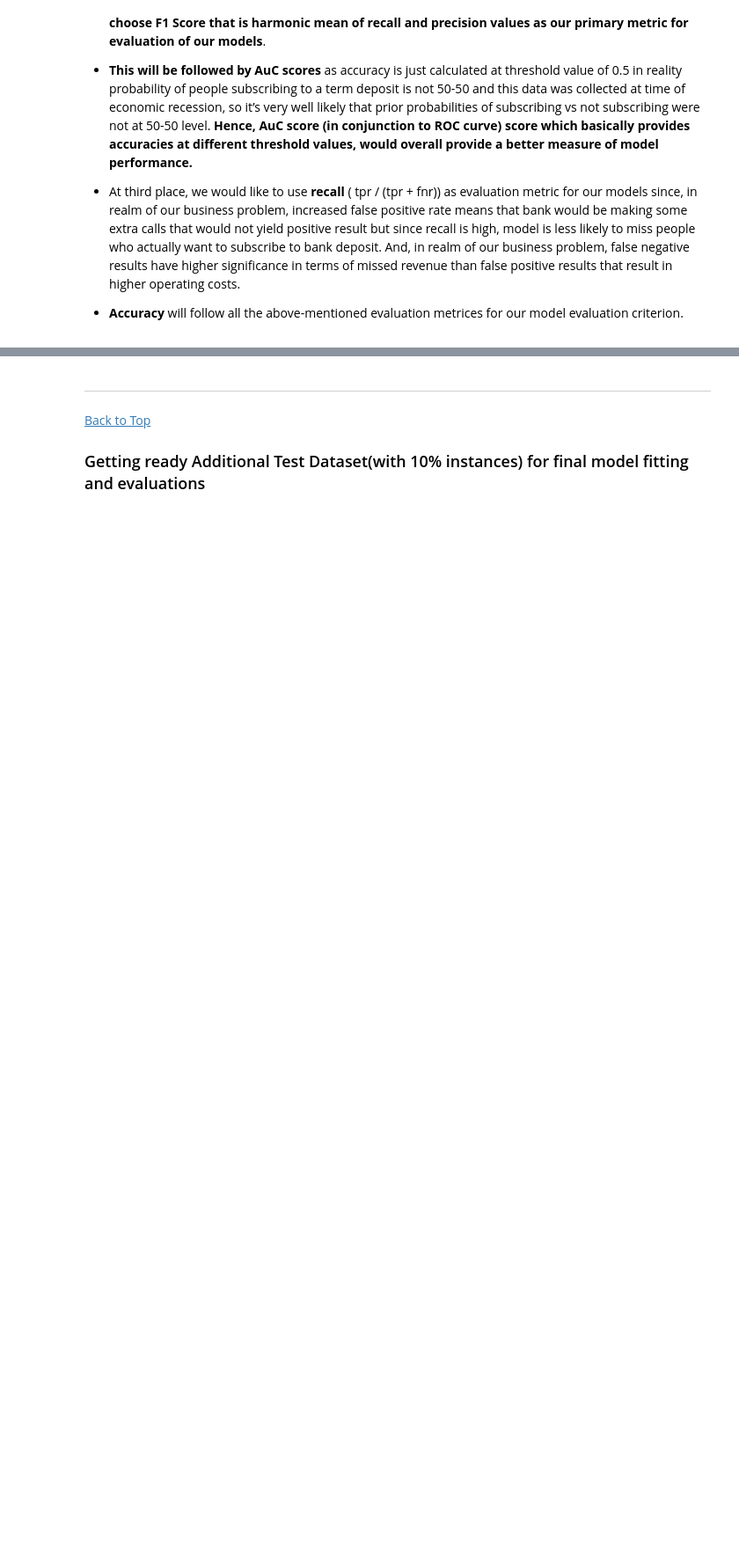
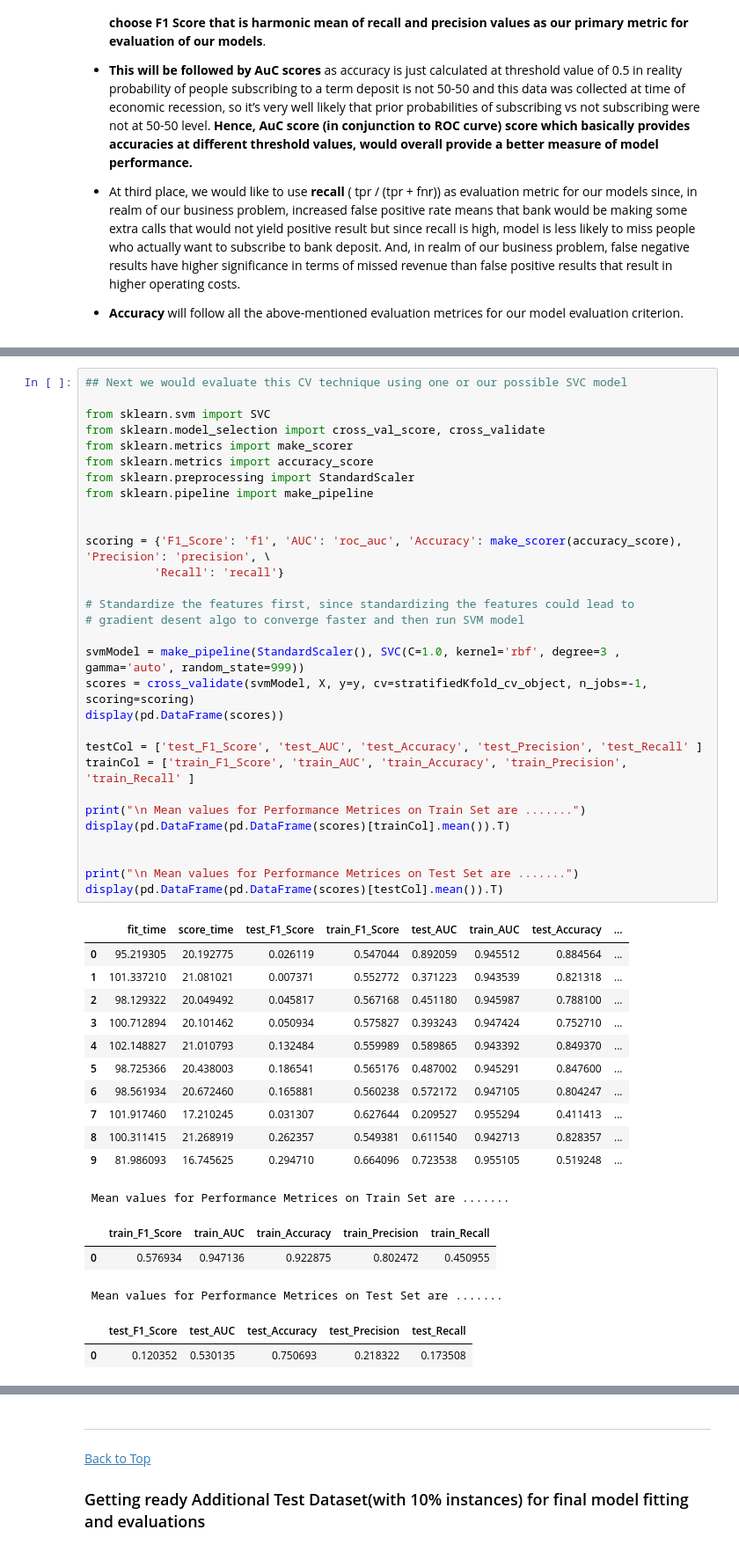
Before and after one commit to nhendersonkuns/awesomedataminers, a Jupyter notebook: Lab2_R_Chandna_Notebook.ipynb, the cells around one changed output, grey strips where cells are left out. Shown at 88% size. Drawn from its saved outputs; the diff is of its cells as text; blank space fills up the shorter version.

```diff
--- a/Lab2_R_Chandna_Notebook.ipynb
+++ b/Lab2_R_Chandna_Notebook.ipynb
@@ -364,0 +379,48 @@ ________________________________________________________________________________
+# %%
+## Next we would evaluate this CV technique using one or our possible SVC model
+
+from sklearn.svm import SVC
+from sklearn.model_selection import cross_val_score, cross_validate
+from sklearn.metrics import make_scorer
+from sklearn.metrics import accuracy_score
+from sklearn.preprocessing import StandardScaler
+from sklearn.pipeline import make_pipeline
+
+
+scoring = {'F1_Score': 'f1', 'AUC': 'roc_auc', 'Accuracy': make_scorer(accuracy_score), 'Precision': 'precision', \
+          'Recall': 'recall'}
+
+# Standardize the features first, since standardizing the features could lead to
+# gradient desent algo to converge faster and then run SVM model
+
+svmModel = make_pipeline(StandardScaler(), SVC(C=1.0, kernel='rbf', degree=3 , gamma='auto', random_state=999))
+scores = cross_validate(svmModel, X, y=y, cv=stratifiedKfold_cv_object, n_jobs=-1, scoring=scoring)
+display(pd.DataFrame(scores))
+
+testCol = ['test_F1_Score', 'test_AUC', 'test_Accuracy', 'test_Precision', 'test_Recall' ]
+trainCol = ['train_F1_Score', 'train_AUC', 'train_Accuracy', 'train_Precision', 'train_Recall' ]
+
+print("\n Mean values for Performance Metrices on Train Set are .......")
+display(pd.DataFrame(pd.DataFrame(scores)[trainCol].mean()).T)
+
+
+print("\n Mean values for Performance Metrices on Test Set are .......")
+display(pd.DataFrame(pd.DataFrame(scores)[testCol].mean()).T)
+# %% [output]
+|  | fit_time | score_time | test_F1_Score | train_F1_Score | test_AUC | train_AUC | test_Accuracy | ... |
+| 0 | 95.219305 | 20.192775 | 0.026119 | 0.547044 | 0.892059 | 0.945512 | 0.884564 | ... |
+| 1 | 101.337210 | 21.081021 | 0.007371 | 0.552772 | 0.371223 | 0.943539 | 0.821318 | ... |
+| 2 | 98.129322 | 20.049492 | 0.045817 | 0.567168 | 0.451180 | 0.945987 | 0.788100 | ... |
+| 3 | 100.712894 | 20.101462 | 0.050934 | 0.575827 | 0.393243 | 0.947424 | 0.752710 | ... |
+| 4 | 102.148827 | 21.010793 | 0.132484 | 0.559989 | 0.589865 | 0.943392 | 0.849370 | ... |
+| 5 | 98.725366 | 20.438003 | 0.186541 | 0.565176 | 0.487002 | 0.945291 | 0.847600 | ... |
+| 6 | 98.561934 | 20.672460 | 0.165881 | 0.560238 | 0.572172 | 0.947105 | 0.804247 | ... |
+| 7 | 101.917460 | 17.210245 | 0.031307 | 0.627644 | 0.209527 | 0.955294 | 0.411413 | ... |
+| 8 | 100.311415 | 21.268919 | 0.262357 | 0.549381 | 0.611540 | 0.942713 | 0.828357 | ... |
+| 9 | 81.986093 | 16.745625 | 0.294710 | 0.664096 | 0.723538 | 0.955105 | 0.519248 | ... |
+ Mean values for Performance Metrices on Train Set are .......
+|  | train_F1_Score | train_AUC | train_Accuracy | train_Precision | train_Recall |
+| 0 | 0.576934 | 0.947136 | 0.922875 | 0.802472 | 0.450955 |
+ Mean values for Performance Metrices on Test Set are .......
+|  | test_F1_Score | test_AUC | test_Accuracy | test_Precision | test_Recall |
+| 0 | 0.120352 | 0.530135 | 0.750693 | 0.218322 | 0.173508 |
```
Also changed, not shown: parts of 17 cells of this notebook.
